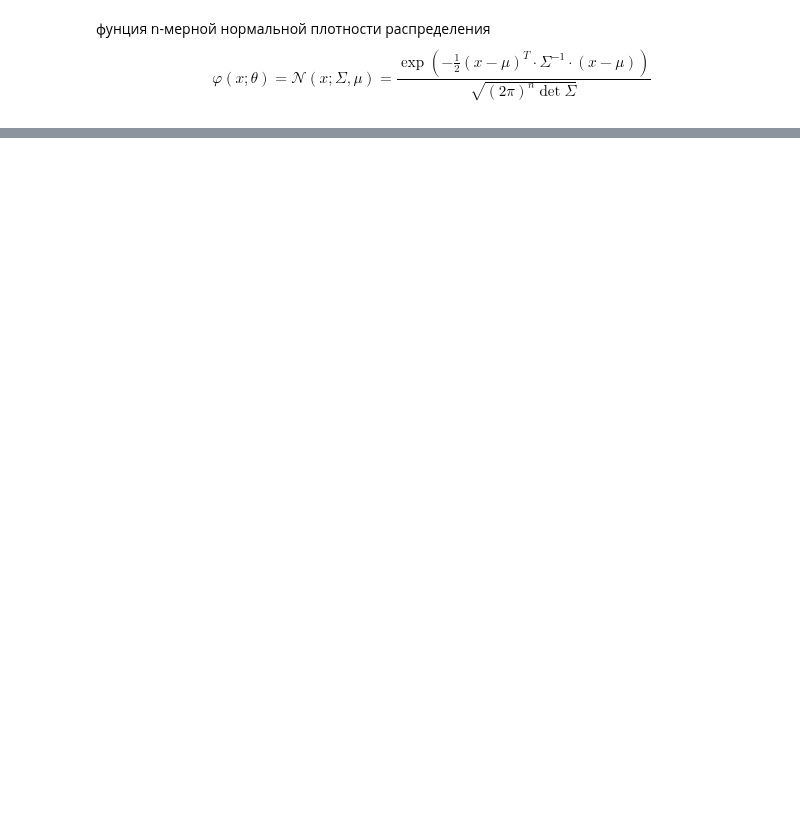
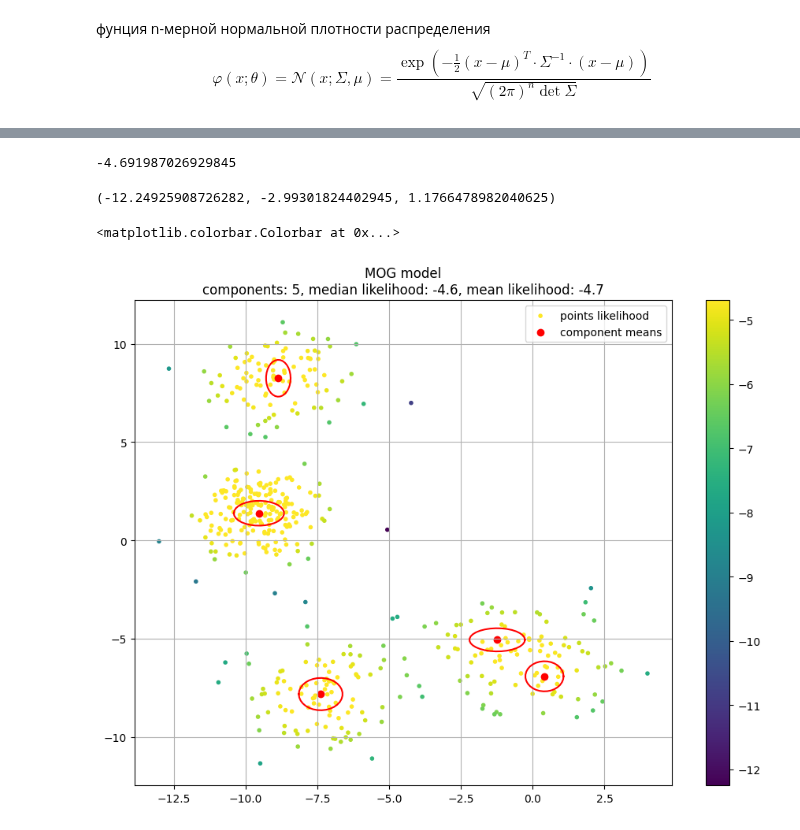
Before and after one commit to mechanoid5/ml_lectorium_2024_I, a Jupyter notebook: examples/10-em/03-em-lib.ipynb, the cells around one changed output, grey strips where cells are left out. Drawn from its saved outputs; the diff is of its cells as text; code cells hidden in the pictures; blank space fills up the shorter version.

```diff
--- a/examples/10-em/03-em-lib.ipynb
+++ b/examples/10-em/03-em-lib.ipynb
@@ -51,0 +54,48 @@ plt.show()
+# %%
+from sklearn.preprocessing import MinMaxScaler
+
+p = model.score_samples(X)
+mu = model.means_
+sigma = model.covariances_
+display( p.mean() ) # среднее правдоподобие
+display( ( p.min(),p.max(),p.std()) )
+
+#p = MinMaxScaler(feature_range=(0,1),).fit_transform(p.reshape(-1,1))
+
+p_norm = p.copy()
+p_norm_mean = p_norm.mean()
+p_norm[p_norm>p_norm_mean] = p_norm_mean
+
+fig, ax = plt.subplots(figsize=(11,8))
+pp = ax.scatter( x=X[:,0], y=X[:,1], marker='.', c=p_norm, label='points likelihood' )
+ax.scatter( x=mu[:,0], y=mu[:,1], marker='o', c='r',label='component means' )
+
+# рисуем проекции гауссиан
+
+# окружность радиуса 1. в полярных координатах
+alpha = np.linspace(0.,2.,32)*np.pi
+# конвертируем полярные в декартовы
+coo = np.array([ np.cos(alpha), np.sin(alpha) ])
+
+for n in range(len(mu)):
+    sigma_ = sigma[n] # матрица ковариаций
+    mu_ = mu[n].reshape(-1,1) # мат.ожидание
+    # собственным векторы и числа матрицы ковариации
+    evalues, evectors = np.linalg.eig(sigma_)
+    v = (evalues*evectors.sum(axis=1)).reshape(-1,1)
+    ndim = mu_.shape[1]
+    a = 1./np.sqrt( ((2.*np.pi)**ndim)*np.linalg.det(sigma_) )*2
+    el_ = coo*v*a+mu_
+
+    ax.plot( el_[0,:] , el_[1,:], c='r'  )
+
+
+ax.set_title(f'MOG model\ncomponents: {len(mu)}, median likelihood: {np.median(p):.2}, mean likelihood: {p.mean():.2}')
+ax.grid()
+ax.legend()
+fig.colorbar(pp,ax=ax)
+# %% [output]
+-4.691987026929845
+(-12.24925908726282, -2.99301824402945, 1.1766478982040625)
+<matplotlib.colorbar.Colorbar at 0x...>
+[figure, added]
```
Also changed, not shown: parts of 4 cells of this notebook.
